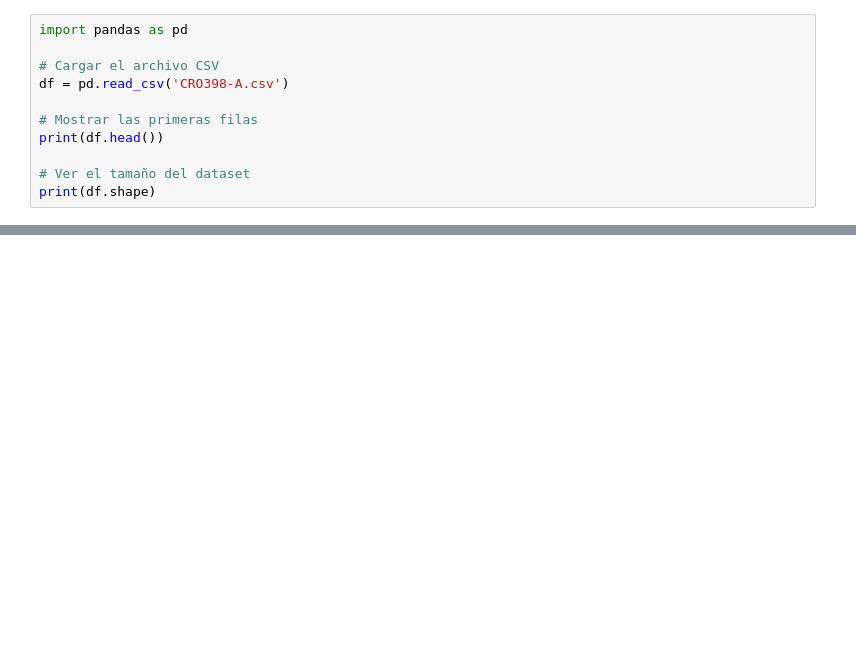
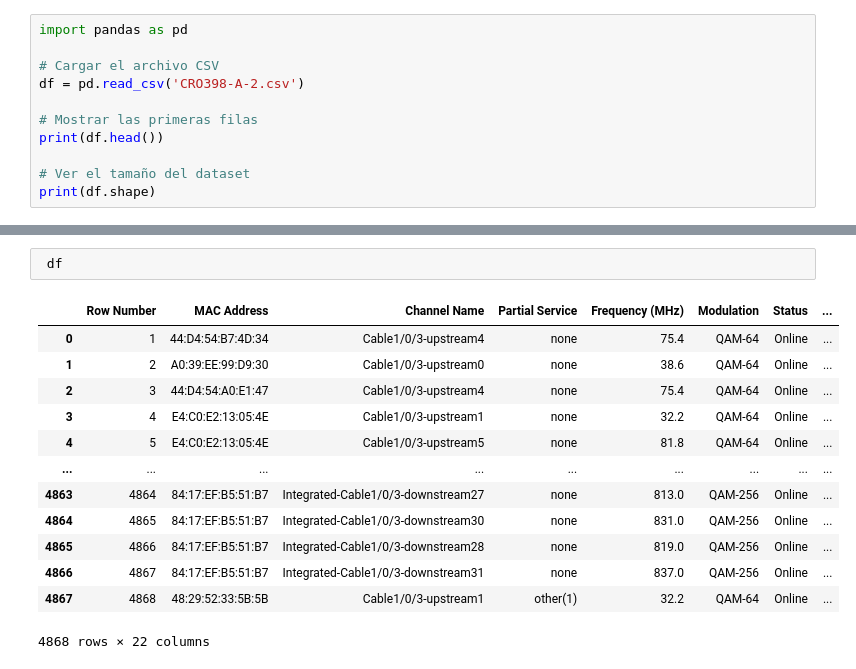
Before and after one commit to LeonardoNBanegas/DATA-SCIENCE-CODERHOUSE, a Jupyter notebook: CRO398_A_LEONARDO_BANEGAS.ipynb, the cells around one changed output, grey strips where cells are left out. Saved outputs shown, nothing was run; the diff lists cells and outputs as text; blank space fills up the shorter version.

```diff
--- a/CRO398_A_LEONARDO_BANEGAS.ipynb
+++ b/CRO398_A_LEONARDO_BANEGAS.ipynb
@@ -10,7 +10,7 @@ Saving CRO398-A.csv to CRO398-A (1).csv
 import pandas as pd
 
 # Cargar el archivo CSV
-df = pd.read_csv('CRO398-A.csv')
+df = pd.read_csv('CRO398-A-2.csv')
 
 # Mostrar las primeras filas
 print(df.head())
@@ -39,0 +51,16 @@ Index(['sep=', 'Unnamed: 1'], dtype='object')
+# %%
+ df
+# %% [output]
+|  | Row Number | MAC Address | Channel Name | Partial Service | Frequency (MHz) | Modulation | Status | ... |
+| 0 | 1 | 44:D4:54:B7:4D:34 | Cable1/0/3-upstream4 | none | 75.4 | QAM-64 | Online | ... |
+| 1 | 2 | A0:39:EE:99:D9:30 | Cable1/0/3-upstream0 | none | 38.6 | QAM-64 | Online | ... |
+| 2 | 3 | 44:D4:54:A0:E1:47 | Cable1/0/3-upstream4 | none | 75.4 | QAM-64 | Online | ... |
+| 3 | 4 | E4:C0:E2:13:05:4E | Cable1/0/3-upstream1 | none | 32.2 | QAM-64 | Online | ... |
+| 4 | 5 | E4:C0:E2:13:05:4E | Cable1/0/3-upstream5 | none | 81.8 | QAM-64 | Online | ... |
+| ... | ... | ... | ... | ... | ... | ... | ... | ... |
+| 4863 | 4864 | 84:17:EF:B5:51:B7 | Integrated-Cable1/0/3-downstream27 | none | 813.0 | QAM-256 | Online | ... |
+| 4864 | 4865 | 84:17:EF:B5:51:B7 | Integrated-Cable1/0/3-downstream30 | none | 831.0 | QAM-256 | Online | ... |
+| 4865 | 4866 | 84:17:EF:B5:51:B7 | Integrated-Cable1/0/3-downstream28 | none | 819.0 | QAM-256 | Online | ... |
+| 4866 | 4867 | 84:17:EF:B5:51:B7 | Integrated-Cable1/0/3-downstream31 | none | 837.0 | QAM-256 | Online | ... |
+| 4867 | 4868 | 48:29:52:33:5B:5B | Cable1/0/3-upstream1 | other(1) | 32.2 | QAM-64 | Online | ... |
+4868 rows × 22 columns
```
Also changed, not shown: parts of 4 cells of this notebook.
